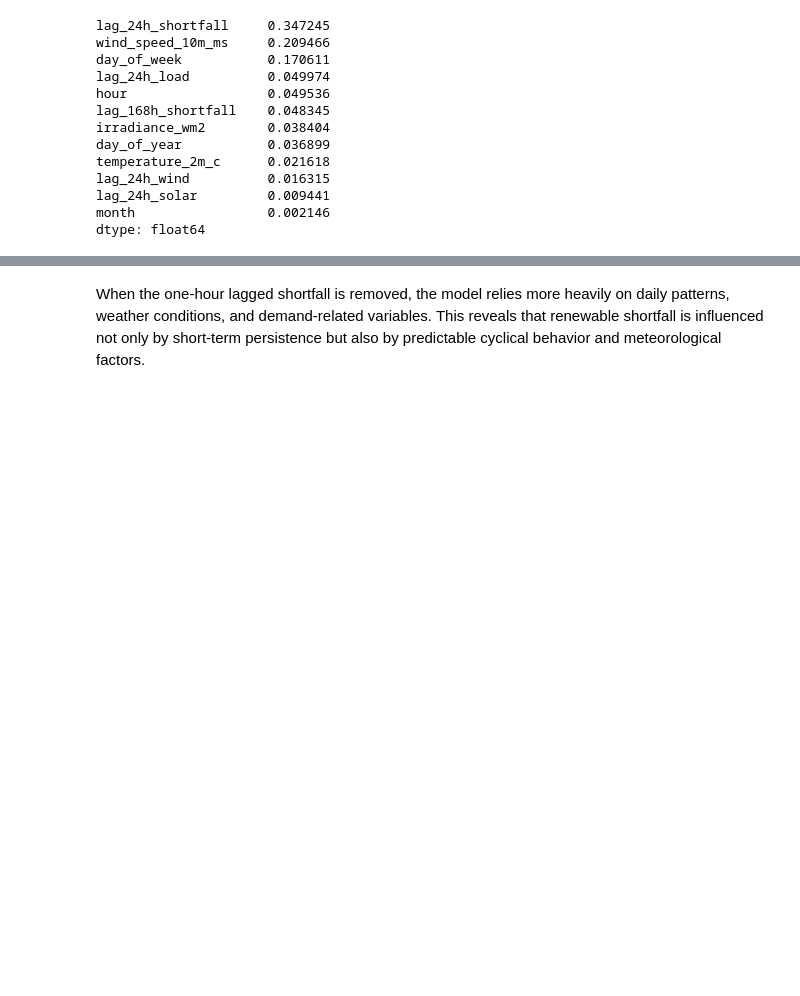
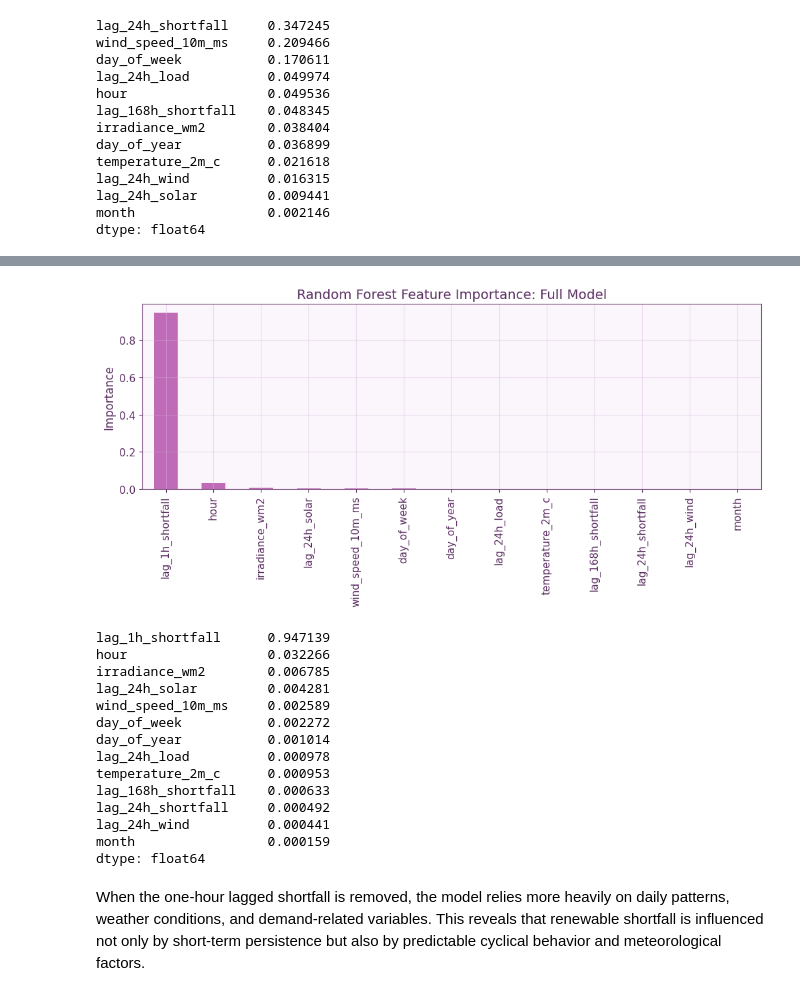
Before and after one commit to Varie737/Renewable-Energy-Data-Analysis, a Jupyter notebook: Renewable Energy Data Analysis project.ipynb, the cells around one changed output, grey strips where cells are left out. Saved outputs shown, nothing was run; the diff lists cells and outputs as text; code cells hidden in the pictures; blank space fills up the shorter version.

```diff
--- a/Renewable Energy Data Analysis project.ipynb
+++ b/Renewable Energy Data Analysis project.ipynb
@@ -915,2 +988,30 @@ dtype: float64
+# %%
+feature_importance_rf = pd.Series(rf.feature_importances_, index=feature_cols)
+feature_importance_rf = feature_importance_rf.sort_values(ascending=False)
+
+plt.figure(figsize=(10,5))
+feature_importance_rf.plot(kind="bar")
+plt.title("Random Forest Feature Importance: Full Model")
+plt.ylabel("Importance")
+plt.tight_layout()
+plt.show()
+
+feature_importance_rf
+# %% [output]
+[figure, added]
+lag_1h_shortfall      0.947139
+hour                  0.032266
+irradiance_wm2        0.006785
+lag_24h_solar         0.004281
+wind_speed_10m_ms     0.002589
+day_of_week           0.002272
+day_of_year           0.001014
+lag_24h_load          0.000978
+temperature_2m_c      0.000953
+lag_168h_shortfall    0.000633
+lag_24h_shortfall     0.000492
+lag_24h_wind          0.000441
+month                 0.000159
+dtype: float64
 # %% [markdown]
 When the one-hour lagged shortfall is removed, the model relies more heavily on daily patterns, weather conditions, and demand-related variables. This reveals that renewable shortfall is influenced not only by short-term persistence but also by predictable cyclical behavior and meteorological factors.
```
Also changed, not shown: parts of 47 cells of this notebook.
